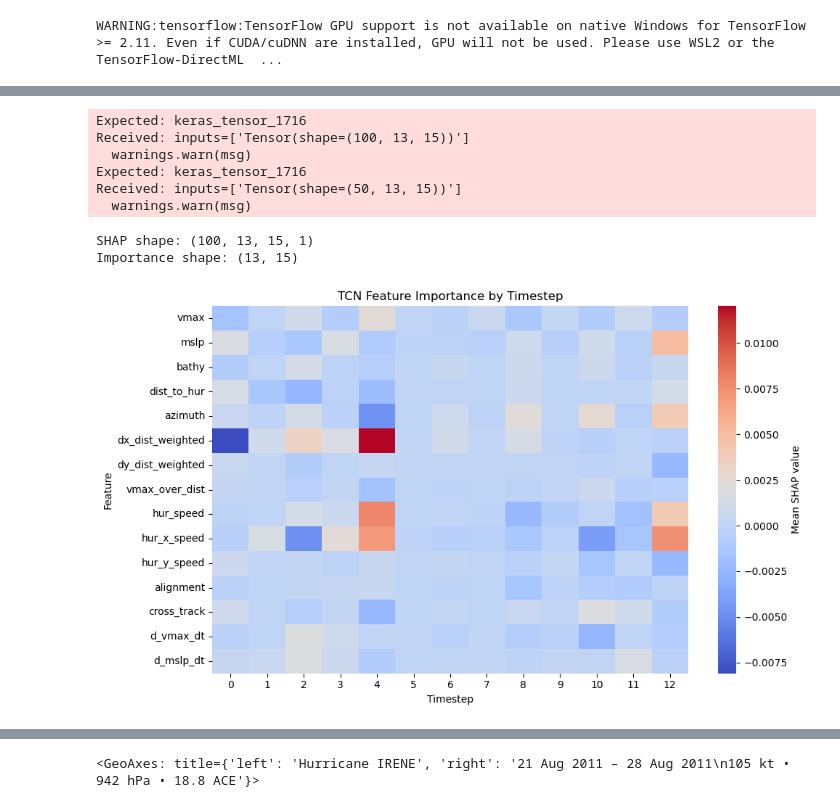
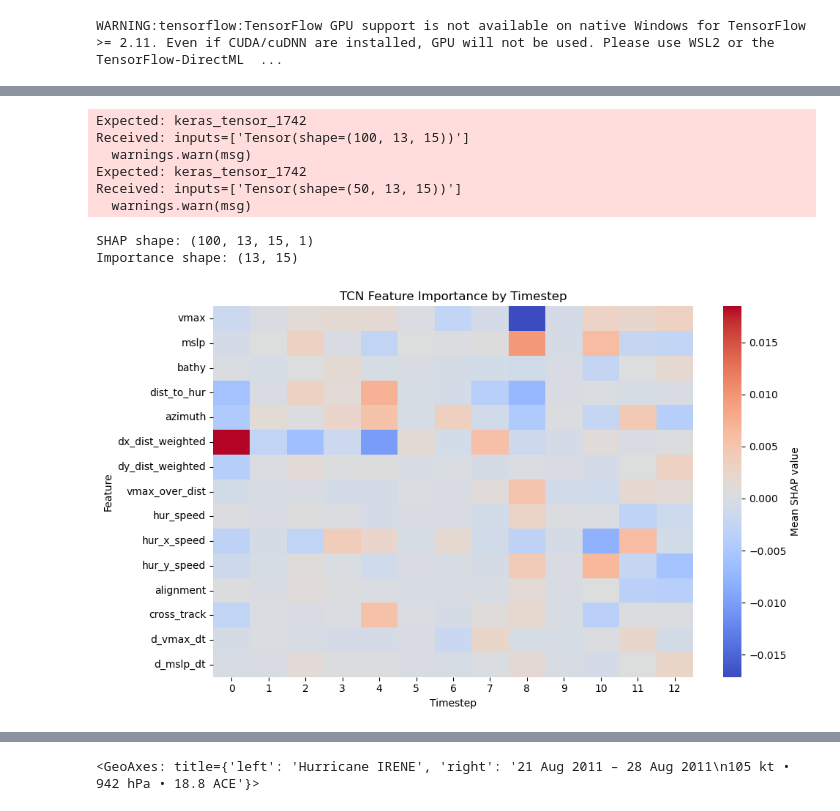
Before and after one commit to qhsimmons/CORA_AOSC650, a Jupyter notebook: Collect_Raw_Data.ipynb, the cells around one changed output, grey strips where cells are left out. Drawn from its saved outputs; the diff is of its cells as text; code cells hidden in the pictures.

```diff
--- a/Collect_Raw_Data.ipynb
+++ b/Collect_Raw_Data.ipynb
@@ -846,7 +842,7 @@ X_train, X_val, X_test, y_train, y_val, y_test, feature_vars = apply_train_val_t
     target_mode="final",
 )
 # %%
-X_train_scaled, y_train_scaled, X_val_scaled, y_val_scaled, X_test_scaled, y_test_scaled, x_scaler, y_scaler = apply_scaling(X_train, y_train, X_val, y_val, X_test, y_test, yeo_features=[5,8])
+X_train_scaled, y_train_scaled, X_val_scaled, y_val_scaled, X_test_scaled, y_test_scaled, x_scaler, y_scaler = apply_scaling(X_train, y_train, X_val, y_val, X_test, y_test, yeo_features=[])
 # %%
 sample = pd.DataFrame({
     "t1": X_train_scaled[0][0],
@@ -1212,5 +1226,23 @@ scatter_plot(y_test, y_test_pred)
 # %%
 # SHAP Heatmap Analysis
+
+feature_names = [
+    "vmax",
+    "mslp",
+    "bathy",
+    "dist_to_hur",
+    "azimuth",
+    "dx_dist_weighted",
+    "dy_dist_weighted",
+    "vmax_over_dist",
+    "hur_speed",
+    "hur_x_speed",
+    "hur_y_speed",
+    "alignment",
+    "cross_track",
+    "d_vmax_dt",
+    "d_mslp_dt"
+]
 
 X100 = shap.utils.sample(
     X_train_scaled,
@@ -1249,35 +1281,35 @@ importance = np.squeeze(
 print("Importance shape:", importance.shape)
 
 ##################################################
 # Plot heatmap
 ##################################################
 
 plt.figure(figsize=(10, 6))
 
 sns.heatmap(
     importance.T,
     cmap="coolwarm",
     xticklabels=1,
     yticklabels=feature_names,
     cbar_kws={"label": "Mean SHAP value"},
     linewidths=0
 )
 
 plt.xlabel("Timestep")
 plt.ylabel("Feature")
 plt.title("TCN Feature Importance by Timestep")
 
 plt.tight_layout()
 plt.show()
 # %% [output]
-Expected: keras_tensor_1716
+Expected: keras_tensor_1742
 Received: inputs=['Tensor(shape=(100, 13, 15))']
   warnings.warn(msg)
-Expected: keras_tensor_1716
+Expected: keras_tensor_1742
 Received: inputs=['Tensor(shape=(50, 13, 15))']
   warnings.warn(msg)
 SHAP shape: (100, 13, 15, 1)
 Importance shape: (13, 15)
-[figure, old version]
+[figure, new version]
 # %%
 #Save NN
```
Also changed, not shown: parts of 12 cells of this notebook, 6 other files.
